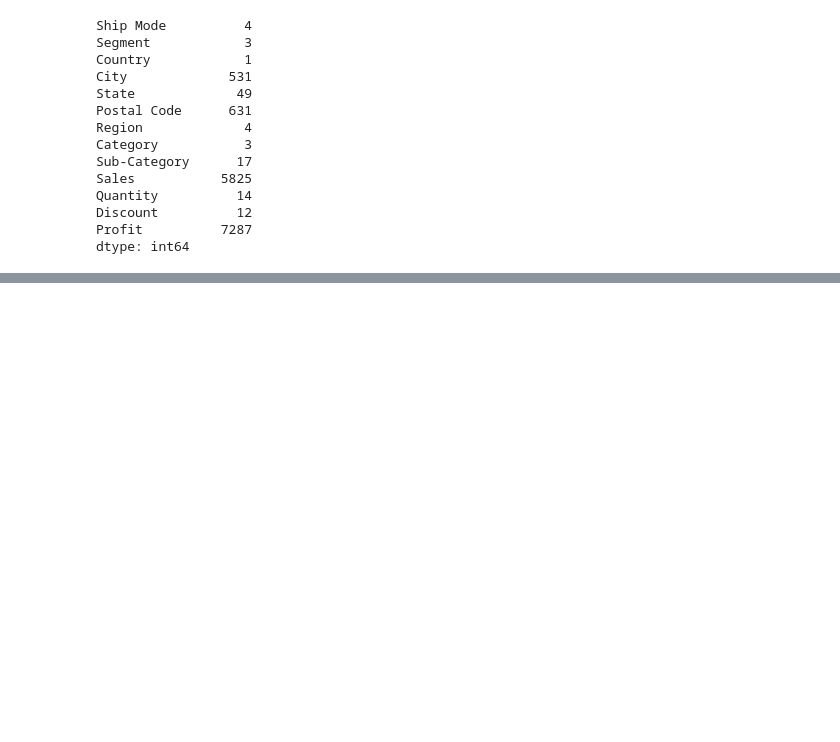
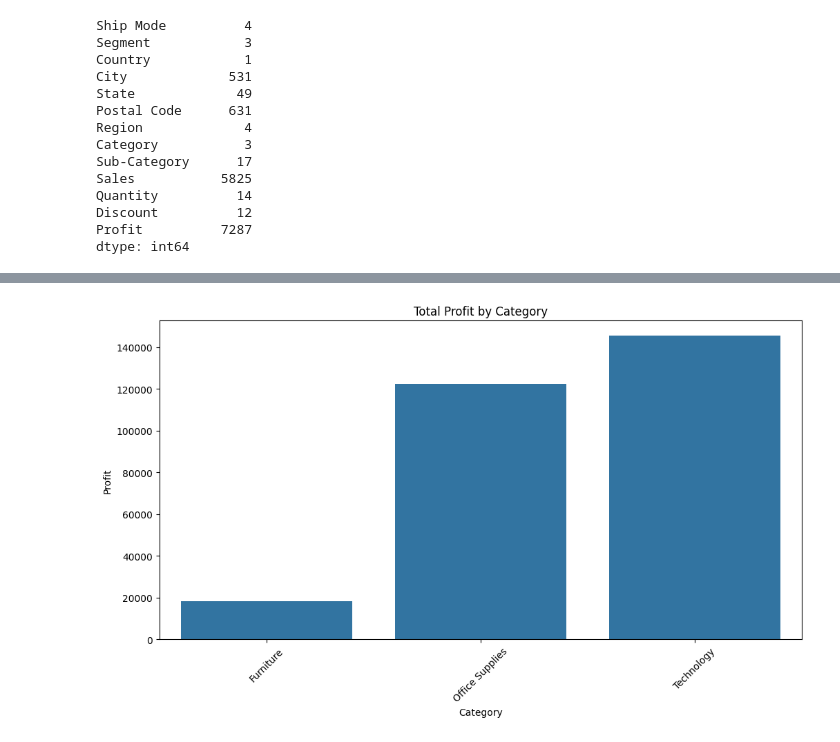
Before and after one commit to ABHIRAM1234/TSF-GRIP-Data-Science-and-Buisness-Analytics, a Jupyter notebook: Task #3/Exploratory Data Analysis - Retail.ipynb, the cells around one changed output, grey strips where cells are left out. Saved outputs shown, nothing was run; the diff lists cells and outputs as text; code cells hidden in the pictures; blank space fills up the shorter version.

```diff
--- a/Task #3/Exploratory Data Analysis - Retail.ipynb
+++ b/Task #3/Exploratory Data Analysis - Retail.ipynb
@@ -425,0 +151,8 @@ grouped
+# %%
+plt.figure(figsize=(12, 6))
+sns.barplot(x='Category', y='Profit', data=category_profit)
+plt.title('Total Profit by Category')
+plt.xticks(rotation=45)
+plt.show()
+# %% [output]
+[figure, added]
```
Also changed, not shown: parts of 72 cells of this notebook, 1 other file.
